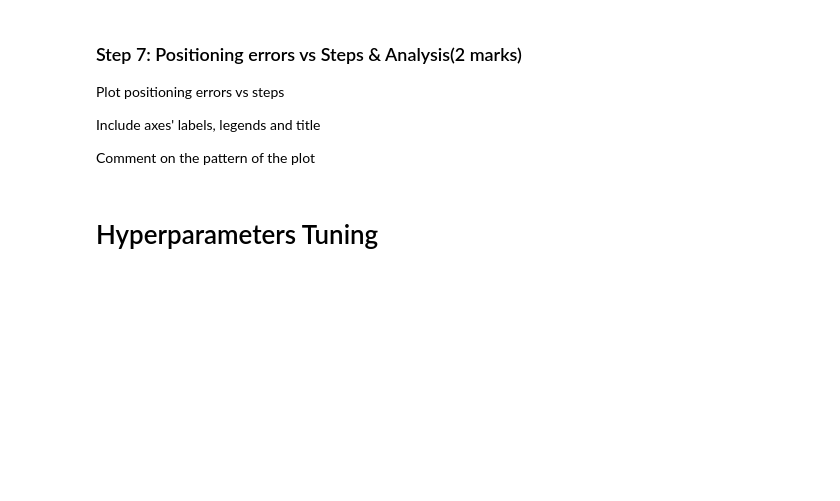
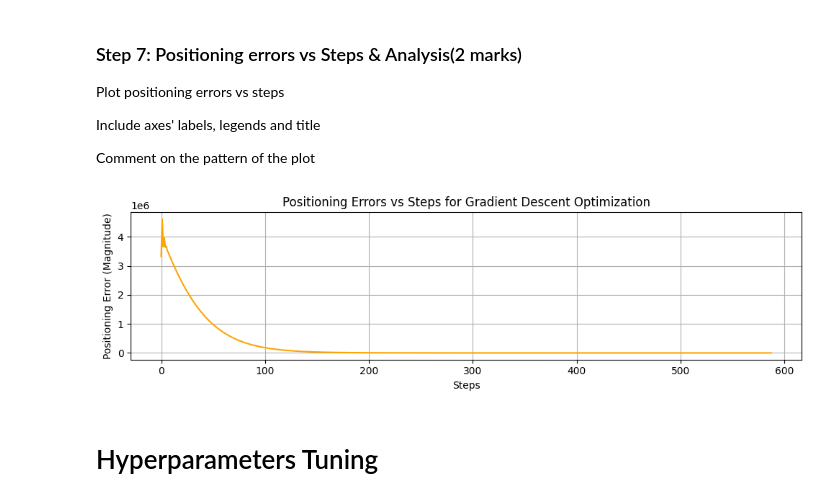
Before and after one commit to jasleenbadhesha/engg680_2024_fall, a Jupyter notebook: Lab_Assignment3/Assignment3.ipynb, the cells around one changed output. Cells and saved outputs as stored; diff of their text form; code cells hidden in the pictures; blank space fills up the shorter version.

```diff
--- a/Lab_Assignment3/Assignment3.ipynb
+++ b/Lab_Assignment3/Assignment3.ipynb
@@ -239,12 +292,22 @@ Comment on the pattern of the plot
 # %%
 fig, ax = plt.subplots(nrows=1, ncols=1, figsize=(10, 3))
 # ...
+
+positioning_errors = np.linalg.norm(arr_err, axis=1)
+ax.plot(positioning_errors, label='Positioning Error', color='orange')
+
+ax.set_xlabel('Steps')
+ax.set_ylabel('Positioning Error (Magnitude)')
+ax.set_title('Positioning Errors vs Steps for Gradient Descent Optimization')
+
 ax.grid(True)
 fig.tight_layout()
 plt.show()
 
 # Comment on the pattern
 # ...
+# %% [output]
+[figure, added]
 # %% [markdown]
 # Hyperparameters Tuning
 # %% [markdown]
```
Also changed, not shown: parts of 15 cells of this notebook, 1 other file.
